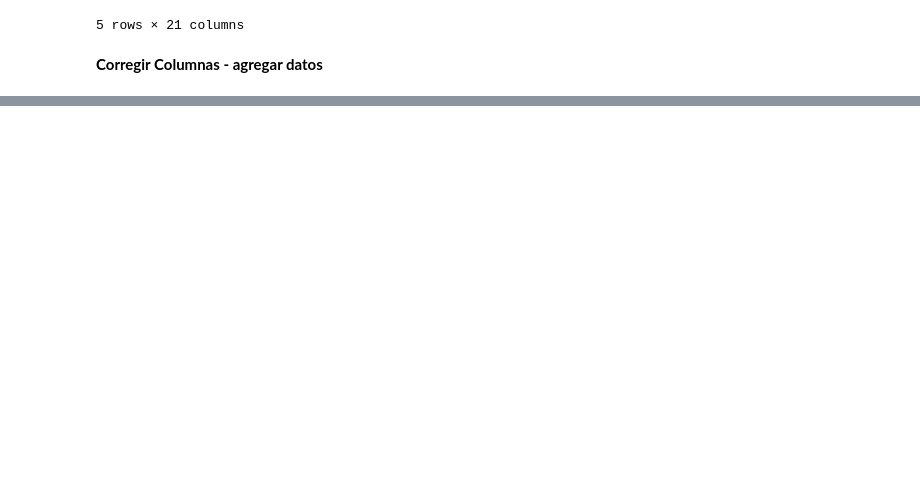
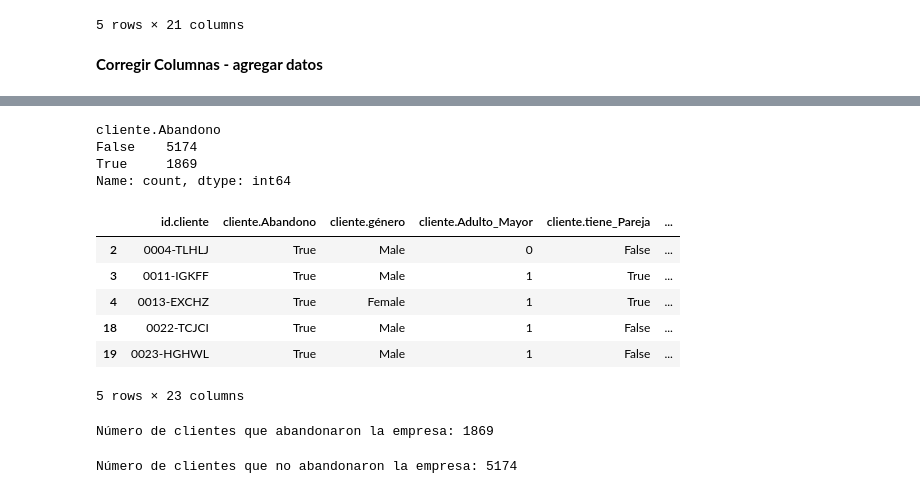
Before and after one commit to Lexx4nder/challenge2-data-science-LATAM, a Jupyter notebook: Challenge_2_Data_Science_|_TELECOM_X.ipynb, the cells around one changed output, grey strips where cells are left out. Saved outputs shown, nothing was run; the diff lists cells and outputs as text; code cells hidden in the pictures; blank space fills up the shorter version.

```diff
--- a/Challenge_2_Data_Science_|_TELECOM_X.ipynb
+++ b/Challenge_2_Data_Science_|_TELECOM_X.ipynb
@@ -205 +221,29 @@ datos.head()  #Revisar por qué los valores de Churn dan NaN en lugar de True or
 5 rows × 23 columns
+# %%
+#Hacer la información más facil de digerir para el reporte final
+datos = datos.rename(columns={
+    'customerID': 'id.cliente',
+    'Churn': 'cliente.Abandono',
+    'customer.gender': 'cliente.género',
+    'customer.SeniorCitizen': 'cliente.Adulto_Mayor',
+    'customer.Partner': 'cliente.tiene_Pareja',
+    'customer.Dependents': 'Dependientes',
+    'customer.tenure': 'Meses.Contrato',
+
+    'phone.PhoneService': 'Teléfono.Servicio',
+    'phone.MultipleLines': 'Teléfono.Multiples.Lineas',
+
+    'internet.InternetService': 'Internet.Servicio',
+    'internet.OnlineSecurity': 'Internet.Seguridad.EnLinea',
+    'internet.OnlineBackup': 'Internet.Respaldo.EnLinea',
+    'internet.DeviceProtection': 'Internet.Protección.Dispositivo',
+    'internet.TechSupport': 'Internet.soporte.tecnico',
+    'internet.StreamingTV': 'Internet.TV.Cable',
+    'internet.StreamingMovies': 'Internet.Películas.Streaming',
+
+    'account.Contract': 'Contrato',
+    'account.PaperlessBilling': 'Factura.Digital',
+    'account.PaymentMethod': 'Método.Pago',
+    'account.Charges.Monthly': 'Cuentas.Mensuales',
+    'account.Charges.Total': 'Total.facturación'
+})
@@ -205,0 +263,35 @@ datos.head()  #Revisar por qué los valores de Churn dan NaN en lugar de True or
+# %%
+#Validación de columna 'Churn'
+if 'cliente.Abandono' in datos.columns:
+    print(datos['cliente.Abandono'].value_counts(dropna=False))
+else:
+    print("La columna 'cliente.Abandono no existe")
+# %% [output]
+cliente.Abandono
+False    5174
+True     1869
+Name: count, dtype: int64
+# %%
+# Filtración de clientes que rompieron la relación con la empresa
+clientes_abandonaron = datos[datos['cliente.Abandono'] == True].copy()
+display(clientes_abandonaron.head())
+# %% [output]
+|  | id.cliente | cliente.Abandono | cliente.género | cliente.Adulto_Mayor | cliente.tiene_Pareja | ... |
+| 2 | 0004-TLHLJ | True | Male | 0 | False | ... |
+| 3 | 0011-IGKFF | True | Male | 1 | True | ... |
+| 4 | 0013-EXCHZ | True | Female | 1 | True | ... |
+| 18 | 0022-TCJCI | True | Male | 1 | False | ... |
+| 19 | 0023-HGHWL | True | Male | 1 | False | ... |
+5 rows × 23 columns
+# %%
+#Mostrar cuános clientes rompieron la relación con la empresa
+clientes_abandonaron.shape[0]
+print(f"Número de clientes que abandonaron la empresa: {clientes_abandonaron.shape[0]}")
+# %% [output]
+Número de clientes que abandonaron la empresa: 1869
+# %%
+#Mostrar cuántos clientes continúan su relación con la empresa:
+clientes_no_abandonaron.shape[0]
+print(f"Número de clientes que no abandonaron la empresa: {clientes_no_abandonaron.shape[0]}")
+# %% [output]
+Número de clientes que no abandonaron la empresa: 5174
```
Also changed, not shown: parts of 25 cells of this notebook.
